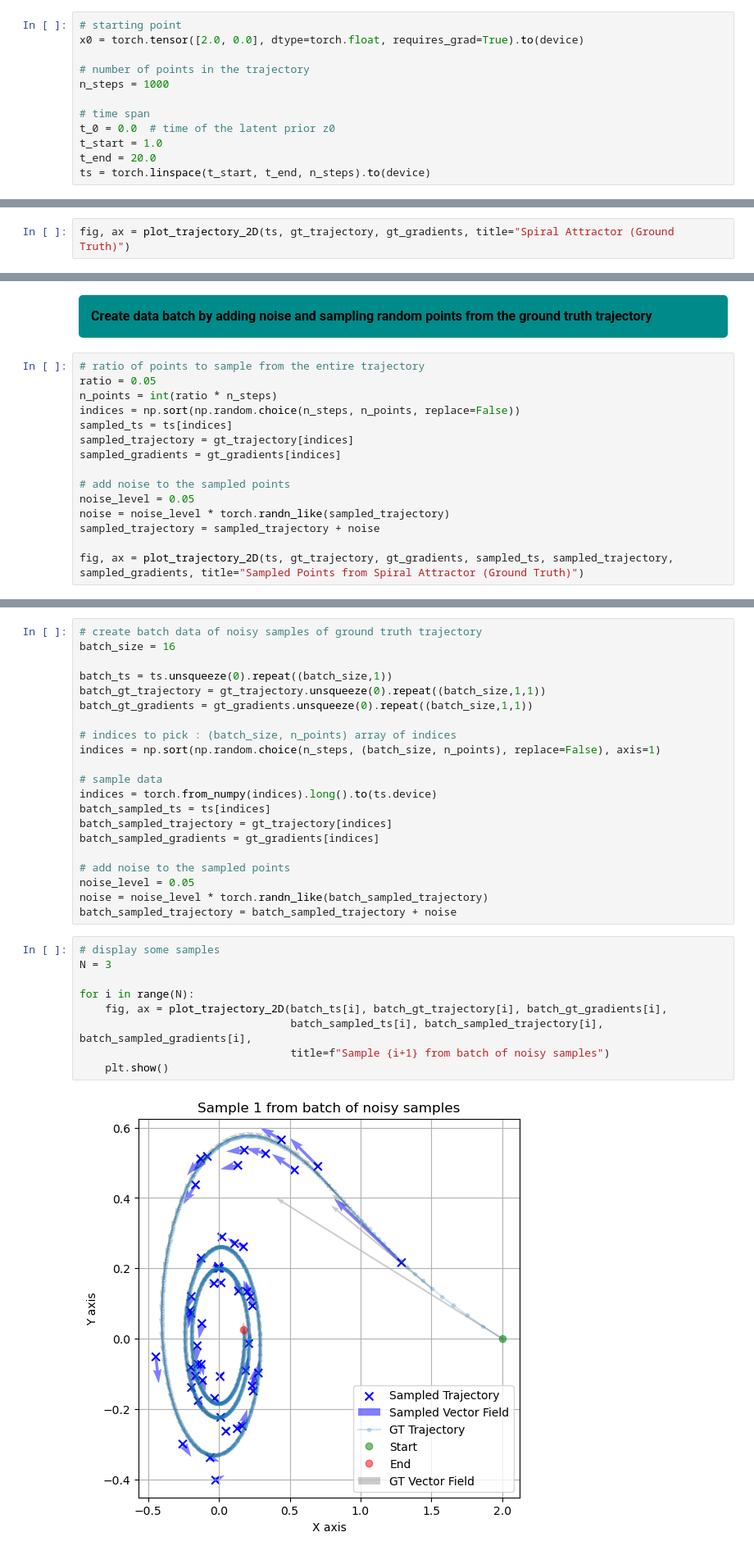
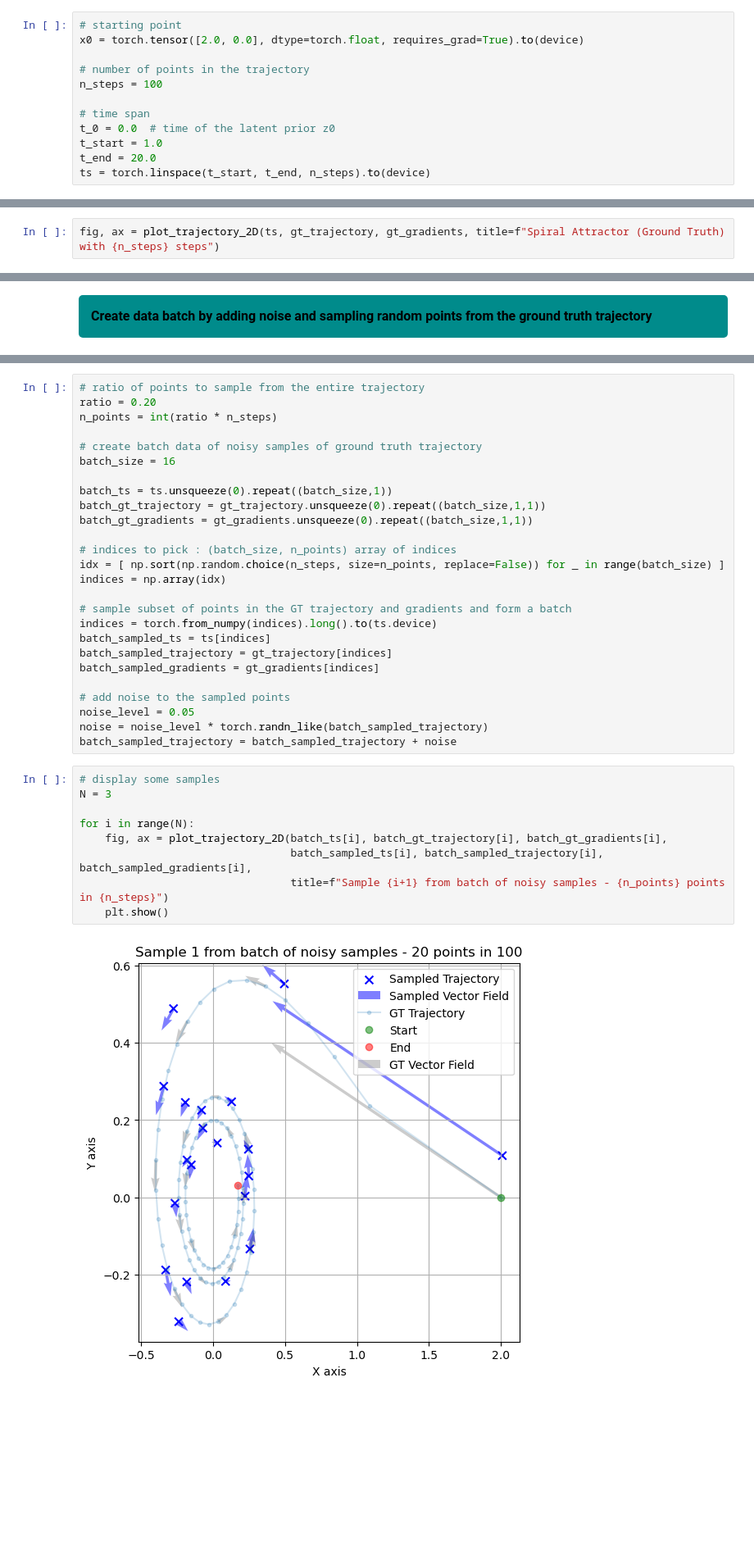
Before and after one commit to BenjaminDeporte/MVA_Stage, a Jupyter notebook: Latent_ODE_Model_01.ipynb, the cells around one changed output, grey strips where cells are left out. Shown at 82% size. Drawn from its saved outputs; the diff is of its cells as text; blank space fills up the shorter version.

```diff
--- a/Latent_ODE_Model_01.ipynb
+++ b/Latent_ODE_Model_01.ipynb
@@ -90,7 +89,7 @@ Trajectory parameters
 x0 = torch.tensor([2.0, 0.0], dtype=torch.float, requires_grad=True).to(device)
 
 # number of points in the trajectory
-n_steps = 1000
+n_steps = 100
 
 # time span
 t_0 = 0.0  # time of the latent prior z0
@@ -153,5 +152,5 @@ def plot_trajectory_2D(ts, trajectory, gradients, sampled_ts=None, sampled_traje
 
     return fig, ax
 # %%
-fig, ax = plot_trajectory_2D(ts, gt_trajectory, gt_gradients, title="Spiral Attractor (Ground Truth)")
+fig, ax = plot_trajectory_2D(ts, gt_trajectory, gt_gradients, title=f"Spiral Attractor (Ground Truth) with {n_steps} steps")
 # %% [output]
@@ -160,18 +159,3 @@ fig, ax = plot_trajectory_2D(ts, gt_trajectory, gt_gradients, title="Spiral Attr
 <div style="background-color: #008B8B; padding: 15px; border-radius: 5px; font-size: 16px; color: black; font-weight: bold;">
 Create data batch by adding noise and sampling random points from the ground truth trajectory
 </div>
-# %%
-# ratio of points to sample from the entire trajectory
-ratio = 0.05
-n_points = int(ratio * n_steps)
-indices = np.sort(np.random.choice(n_steps, n_points, replace=False))
-sampled_ts = ts[indices]
-sampled_trajectory = gt_trajectory[indices]
-sampled_gradients = gt_gradients[indices]
-
-# add noise to the sampled points
-noise_level = 0.05
-noise = noise_level * torch.randn_like(sampled_trajectory)
-sampled_trajectory = sampled_trajectory + noise
-
-fig, ax = plot_trajectory_2D(ts, gt_trajectory, gt_gradients, sampled_ts, sampled_trajectory, sampled_gradients, title="Sampled Points from Spiral Attractor (Ground Truth)")
@@ -180,4 +162,8 @@ fig, ax = plot_trajectory_2D(ts, gt_trajectory, gt_gradients, sampled_ts, sample
 # %%
+# ratio of points to sample from the entire trajectory
+ratio = 0.20
+n_points = int(ratio * n_steps)
+
 # create batch data of noisy samples of ground truth trajectory
 batch_size = 16
 
@@ -186,9 +172,10 @@ batch_gt_trajectory = gt_trajectory.unsqueeze(0).repeat((batch_size,1,1))
 batch_gt_gradients = gt_gradients.unsqueeze(0).repeat((batch_size,1,1))
 
 # indices to pick : (batch_size, n_points) array of indices
-indices = np.sort(np.random.choice(n_steps, (batch_size, n_points), replace=False), axis=1)
+idx = [ np.sort(np.random.choice(n_steps, size=n_points, replace=False)) for _ in range(batch_size) ]
+indices = np.array(idx)
 
-# sample data
+# sample subset of points in the GT trajectory and gradients and form a batch
 indices = torch.from_numpy(indices).long().to(ts.device)
 batch_sampled_ts = ts[indices]
 batch_sampled_trajectory = gt_trajectory[indices]
@@ -201,11 +188,11 @@ batch_sampled_trajectory = batch_sampled_trajectory + noise
 # %%
 # display some samples
 N = 3
 
 for i in range(N):
     fig, ax = plot_trajectory_2D(batch_ts[i], batch_gt_trajectory[i], batch_gt_gradients[i],
                                  batch_sampled_ts[i], batch_sampled_trajectory[i], batch_sampled_gradients[i],
-                                 title=f"Sample {i+1} from batch of noisy samples")
+                                 title=f"Sample {i+1} from batch of noisy samples - {n_points} points in {n_steps}")
     plt.show()
 # %% [output]
-[figure, old version]
+[figure, new version]
```
Also changed, not shown: parts of 21 cells of this notebook.
